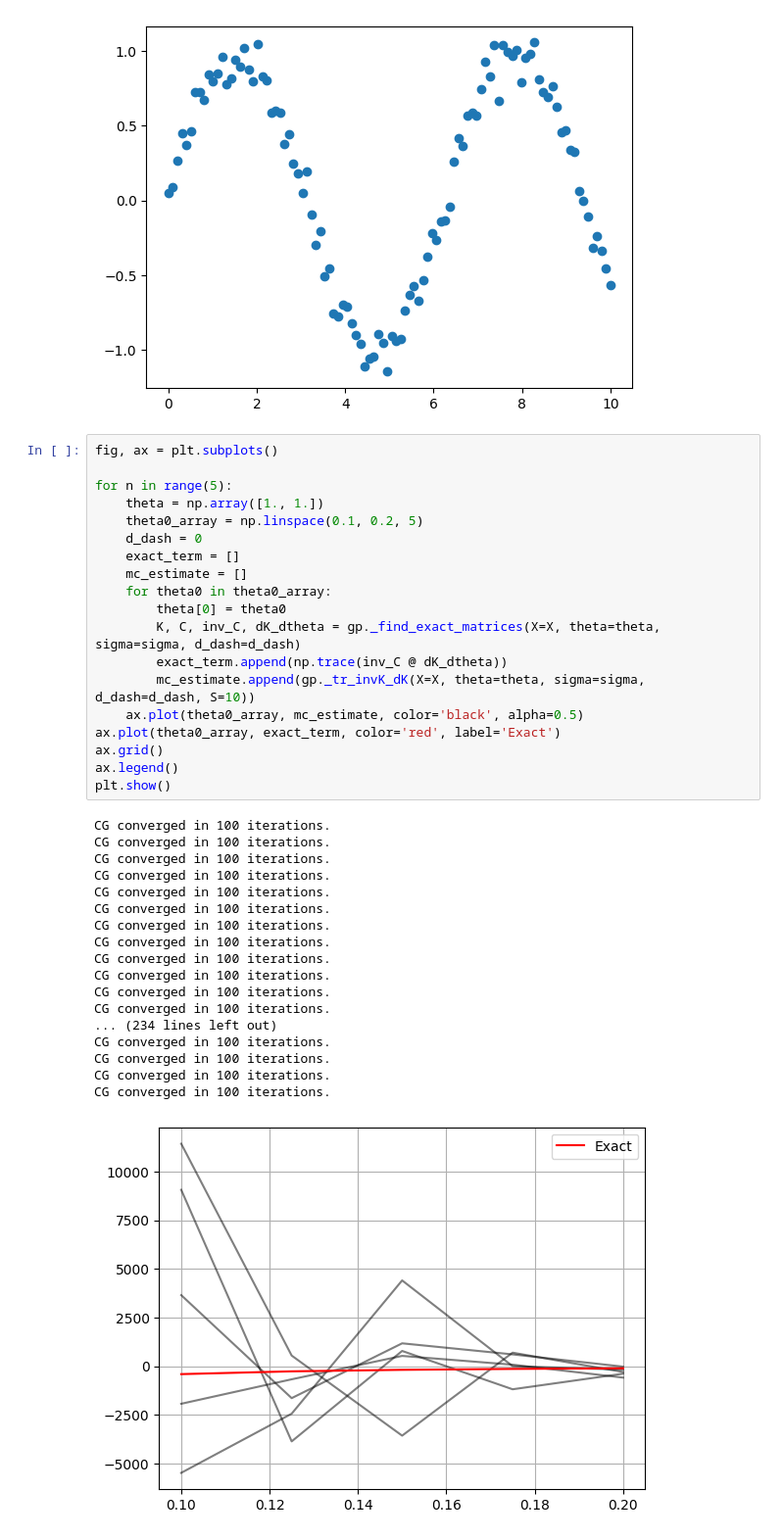
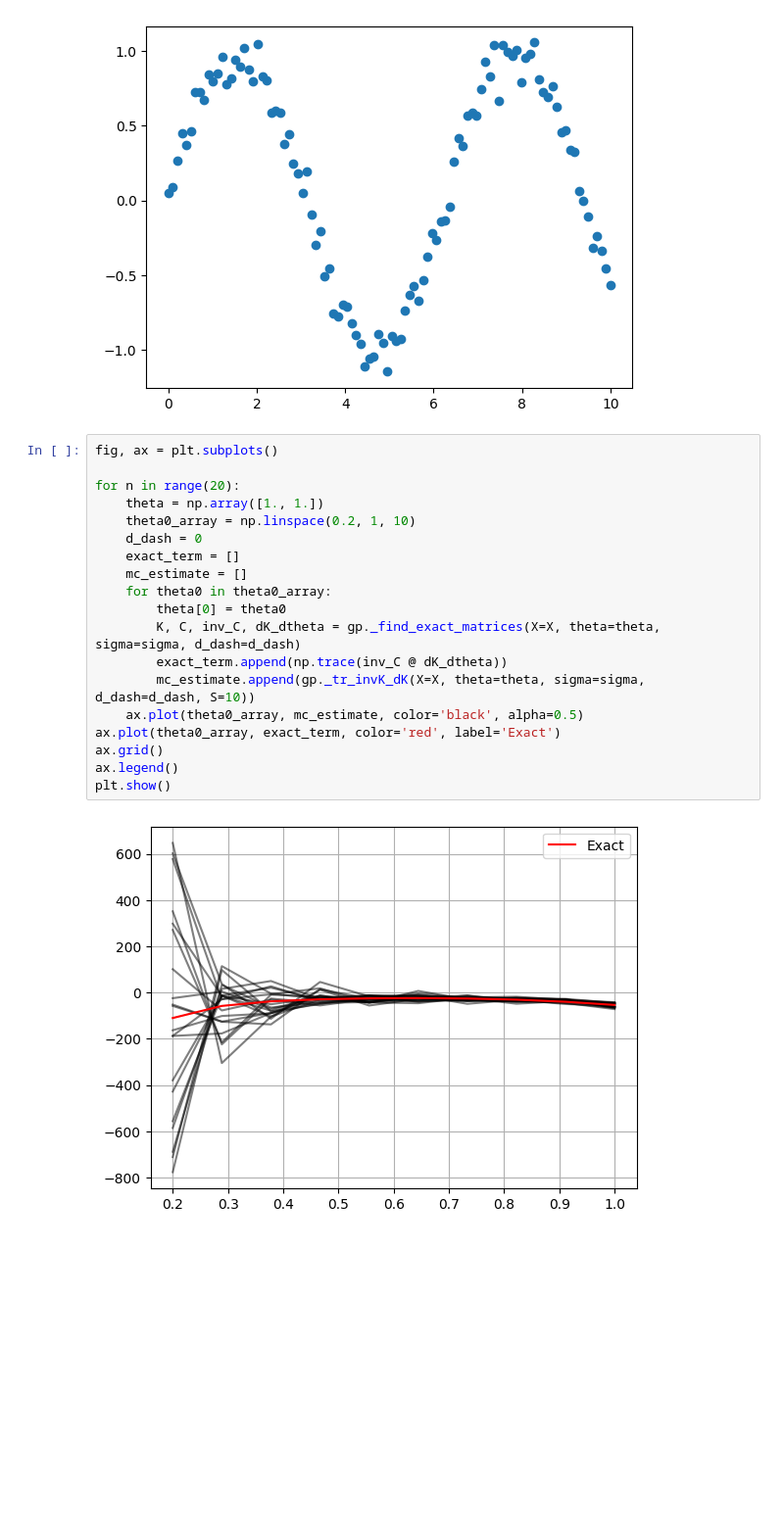
Before and after one commit to plgreenLIRU/lazy_GP, a Jupyter notebook: examples/monte_carlo_approximations.ipynb, the cells around one changed output. Shown at 98% size. Cells and saved outputs as stored; diff of their text form; blank space fills up the shorter version.

```diff
--- a/examples/monte_carlo_approximations.ipynb
+++ b/examples/monte_carlo_approximations.ipynb
@@ -30,38 +30,21 @@ plt.show()
 # %%
 fig, ax = plt.subplots()
 
-for n in range(5):
+for n in range(20):
     theta = np.array([1., 1.])
-    theta0_array = np.linspace(0.1, 0.2, 5)
+    theta0_array = np.linspace(0.2, 1, 10)
     d_dash = 0
     exact_term = []
     mc_estimate = []
     for theta0 in theta0_array:
         theta[0] = theta0
         K, C, inv_C, dK_dtheta = gp._find_exact_matrices(X=X, theta=theta, sigma=sigma, d_dash=d_dash)
         exact_term.append(np.trace(inv_C @ dK_dtheta))
         mc_estimate.append(gp._tr_invK_dK(X=X, theta=theta, sigma=sigma, d_dash=d_dash, S=10))
     ax.plot(theta0_array, mc_estimate, color='black', alpha=0.5)
 ax.plot(theta0_array, exact_term, color='red', label='Exact')
 ax.grid()
 ax.legend()
 plt.show()
 # %% [output]
-CG converged in 100 iterations.
-CG converged in 100 iterations.
-CG converged in 100 iterations.
-CG converged in 100 iterations.
-CG converged in 100 iterations.
-CG converged in 100 iterations.
-CG converged in 100 iterations.
-CG converged in 100 iterations.
-CG converged in 100 iterations.
-CG converged in 100 iterations.
-CG converged in 100 iterations.
-CG converged in 100 iterations.
-... (234 lines left out)
-CG converged in 100 iterations.
-CG converged in 100 iterations.
-CG converged in 100 iterations.
-CG converged in 100 iterations.
-[figure, old version]
+[figure, new version]
```
Also changed, not shown: parts of 1 cell of this notebook, 2 other files.
